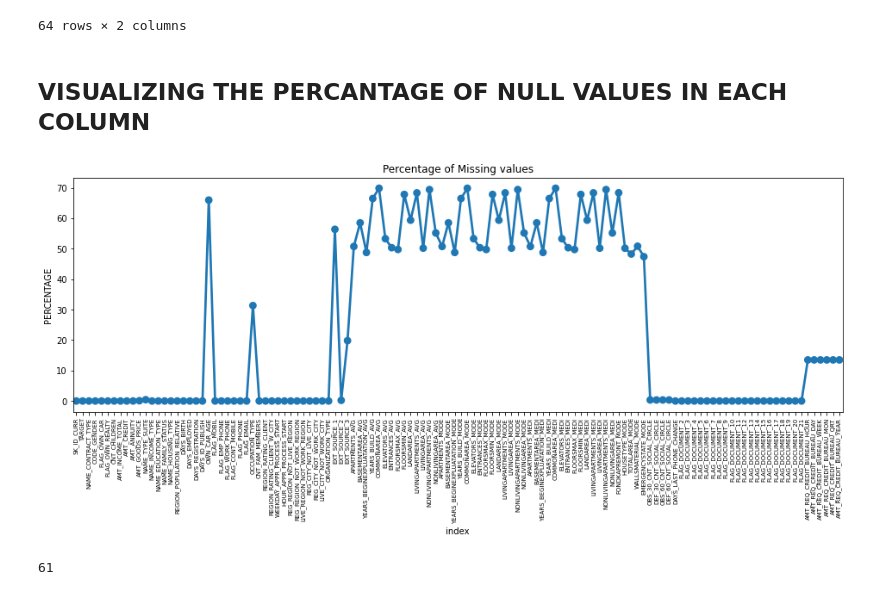
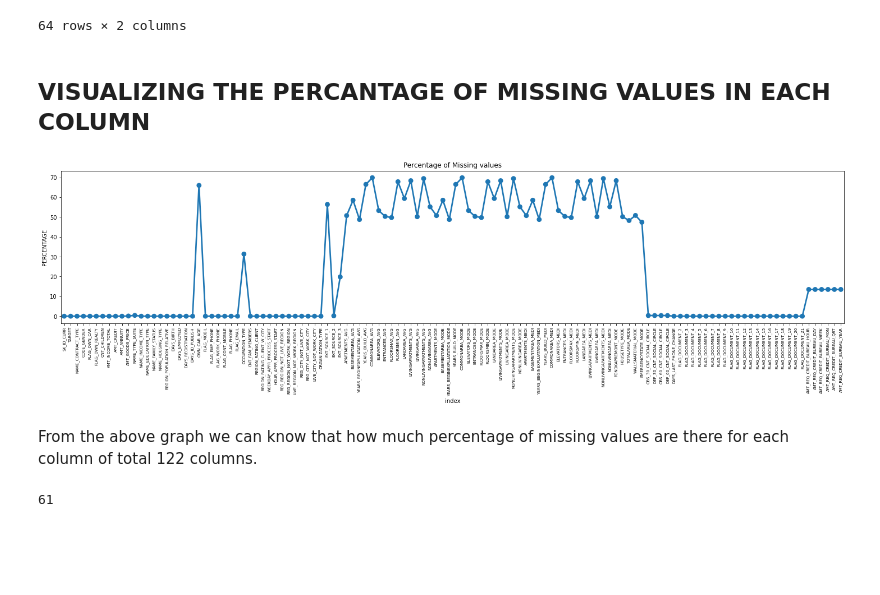
Before and after one commit to nikhilmamidipaka/Bank-Loan-Prediction-Dataset, a Jupyter notebook: Bank_Loan_Prediction_.ipynb, the cells around one changed output. Saved outputs shown, nothing was run; the diff lists cells and outputs as text; code cells hidden in the pictures; blank space fills up the shorter version.

```diff
--- a/Bank_Loan_Prediction_.ipynb
+++ b/Bank_Loan_Prediction_.ipynb
@@ -15,7 +10,7 @@ import seaborn as sns
 %matplotlib inline
 # %%
 # Reading the application_data csv file using pandas
-app_df = pd.read_csv("/content/drive/MyDrive/EDA PROJECT/Bank Loan Prediction Dataset/application_data.csv")
+app_df = pd.read_csv("application_data.csv")
 app_df
 # %% [output]
 |  | SK_ID_CURR | TARGET | NAME_CONTRACT_TYPE | CODE_GENDER | FLAG_OWN_CAR | FLAG_OWN_REALTY | CNT_CHILDREN | ... |
@@ -240,18 +223,20 @@ analyse_emptycol_df[['Row', 'Description']]
 | 63 | AMT_REQ_CREDIT_BUREAU_YEAR | Number of enquiries to Credit Bur... |
 64 rows × 2 columns
 # %% [markdown]
-## VISUALIZING THE PERCANTAGE OF NULL VALUES IN EACH COLUMN
+## VISUALIZING THE PERCANTAGE OF MISSING VALUES IN EACH COLUMN
 # %%
 #Percantage of missing values in each column
 missing = pd.DataFrame((app_df.isnull().sum())*100/app_df.shape[0]).reset_index()
-plt.figure(figsize=(16,5))
+plt.figure(figsize=(25,5))
 ax = sns.pointplot('index',0,data=missing)
 plt.xticks(rotation = 90, fontsize = 7)
 plt.title("Percentage of Missing values")
 plt.ylabel("PERCENTAGE")
 plt.show()
 # %% [output]
-[figure, old version]
+[figure, new version]
+# %% [markdown]
+From the above graph we can know that how much percentage of missing values are there for each column of total 122 columns.
 # %%
 # list out the missing values which are greater than 30%
 emptycol = list(emptycol[emptycol.values >= 0.3].index)
```
Also changed, not shown: parts of 87 cells of this notebook.
